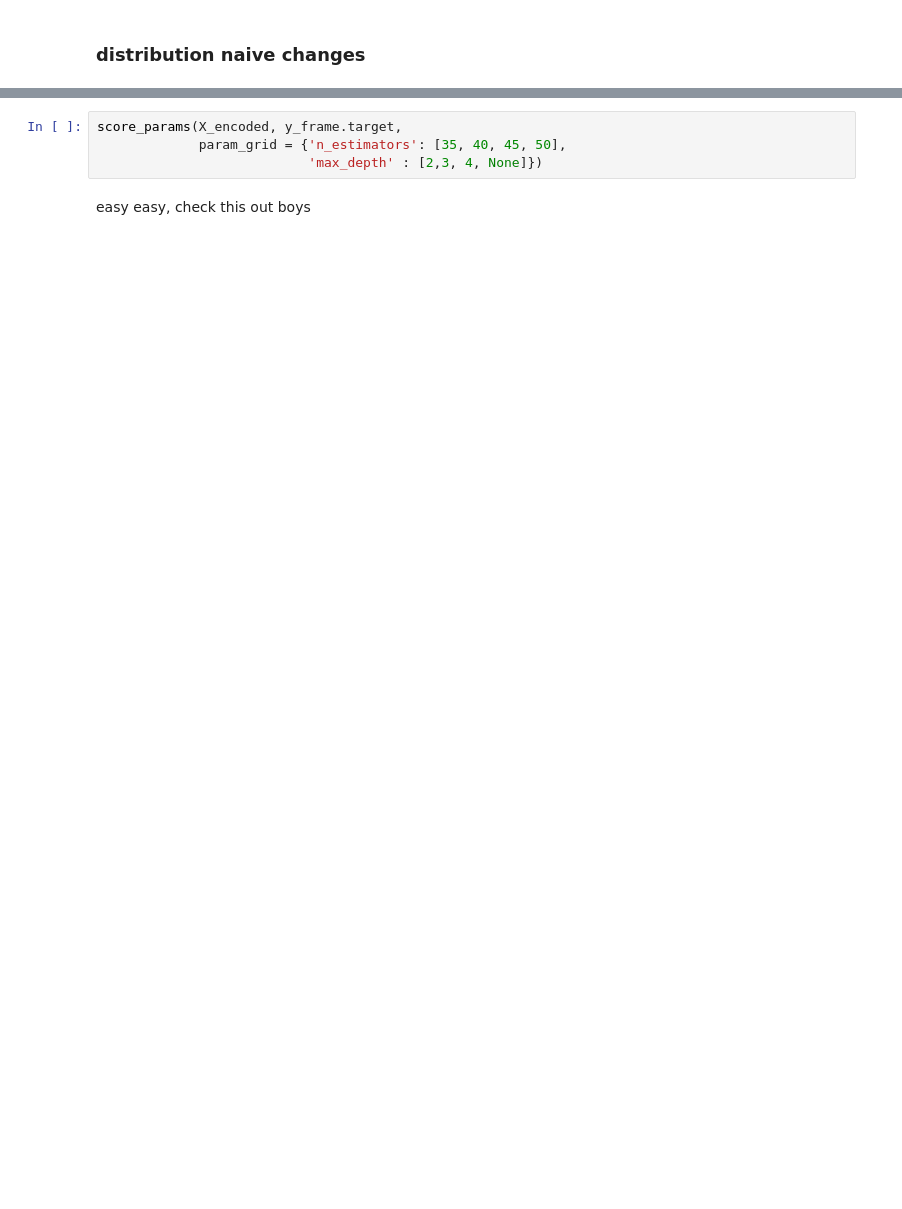
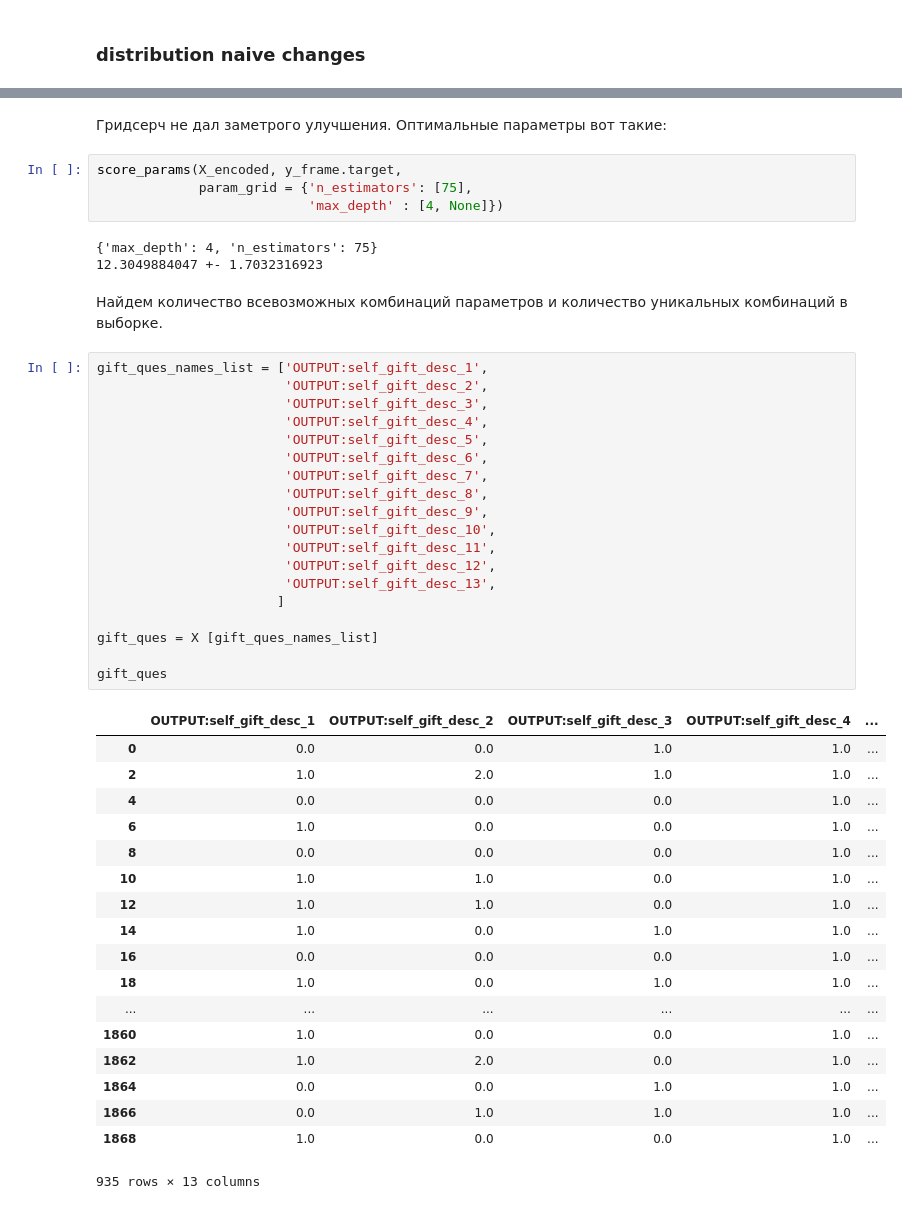
Before and after one commit to Nexx0f/Gifts_project, a Jupyter notebook: gifts.ipynb, the cells around one changed output, grey strips where cells are left out. Cells and saved outputs as stored; diff of their text form; blank space fills up the shorter version.

```diff
--- a/gifts.ipynb
+++ b/gifts.ipynb
@@ -200,6 +230,49 @@ y_frame = y_frame.drop(y_frame[y_frame.target < 50].index)
+# %% [markdown]
+Гридсерч не дал заметрого улучшения. Оптимальные параметры вот такие:
 # %%
 score_params(X_encoded, y_frame.target,
-             param_grid = {'n_estimators': [35, 40, 45, 50],
-                           'max_depth' : [2,3, 4, None]})
+             param_grid = {'n_estimators': [75],
+                           'max_depth' : [4, None]})
+# %% [output]
+{'max_depth': 4, 'n_estimators': 75}
+12.3049884047 +- 1.7032316923
-# %% [markdown]
-easy easy, check this out boys
+# %% [markdown]
+Найдем количество всевозможных комбинаций параметров и количество уникальных комбинаций в выборке.
+# %%
+gift_ques_names_list = ['OUTPUT:self_gift_desc_1',
+                        'OUTPUT:self_gift_desc_2',
+                        'OUTPUT:self_gift_desc_3',
+                        'OUTPUT:self_gift_desc_4',
+                        'OUTPUT:self_gift_desc_5',
+                        'OUTPUT:self_gift_desc_6',
+                        'OUTPUT:self_gift_desc_7',
+                        'OUTPUT:self_gift_desc_8',
+                        'OUTPUT:self_gift_desc_9',
+                        'OUTPUT:self_gift_desc_10',
+                        'OUTPUT:self_gift_desc_11',
+                        'OUTPUT:self_gift_desc_12',
+                        'OUTPUT:self_gift_desc_13',
+                       ]
+
+gift_ques = X [gift_ques_names_list]
+
+gift_ques
+# %% [output]
+|  | OUTPUT:self_gift_desc_1 | OUTPUT:self_gift_desc_2 | OUTPUT:self_gift_desc_3 | OUTPUT:self_gift_desc_4 | ... |
+| 0 | 0.0 | 0.0 | 1.0 | 1.0 | ... |
+| 2 | 1.0 | 2.0 | 1.0 | 1.0 | ... |
+| 4 | 0.0 | 0.0 | 0.0 | 1.0 | ... |
+| 6 | 1.0 | 0.0 | 0.0 | 1.0 | ... |
+| 8 | 0.0 | 0.0 | 0.0 | 1.0 | ... |
+| 10 | 1.0 | 1.0 | 0.0 | 1.0 | ... |
+| 12 | 1.0 | 1.0 | 0.0 | 1.0 | ... |
+| 14 | 1.0 | 0.0 | 1.0 | 1.0 | ... |
+| 16 | 0.0 | 0.0 | 0.0 | 1.0 | ... |
+| 18 | 1.0 | 0.0 | 1.0 | 1.0 | ... |
+| ... | ... | ... | ... | ... | ... |
+| 1860 | 1.0 | 0.0 | 0.0 | 1.0 | ... |
+| 1862 | 1.0 | 2.0 | 0.0 | 1.0 | ... |
+| 1864 | 0.0 | 0.0 | 1.0 | 1.0 | ... |
+| 1866 | 0.0 | 1.0 | 1.0 | 1.0 | ... |
+| 1868 | 1.0 | 0.0 | 0.0 | 1.0 | ... |
+935 rows × 13 columns
```
Also changed, not shown: parts of 24 cells of this notebook.
